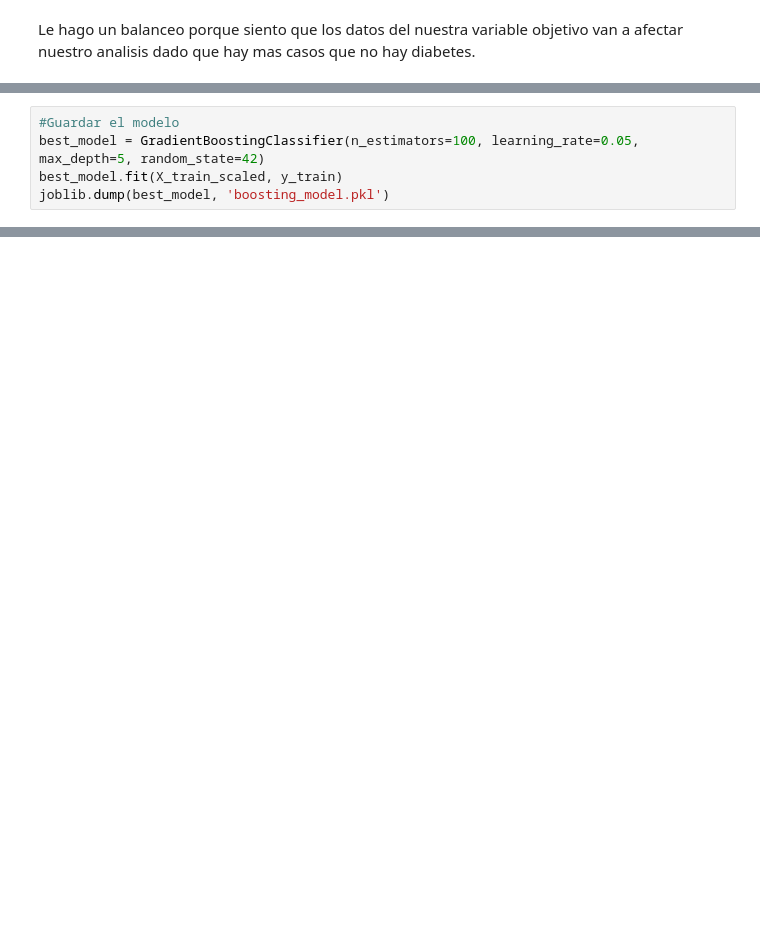
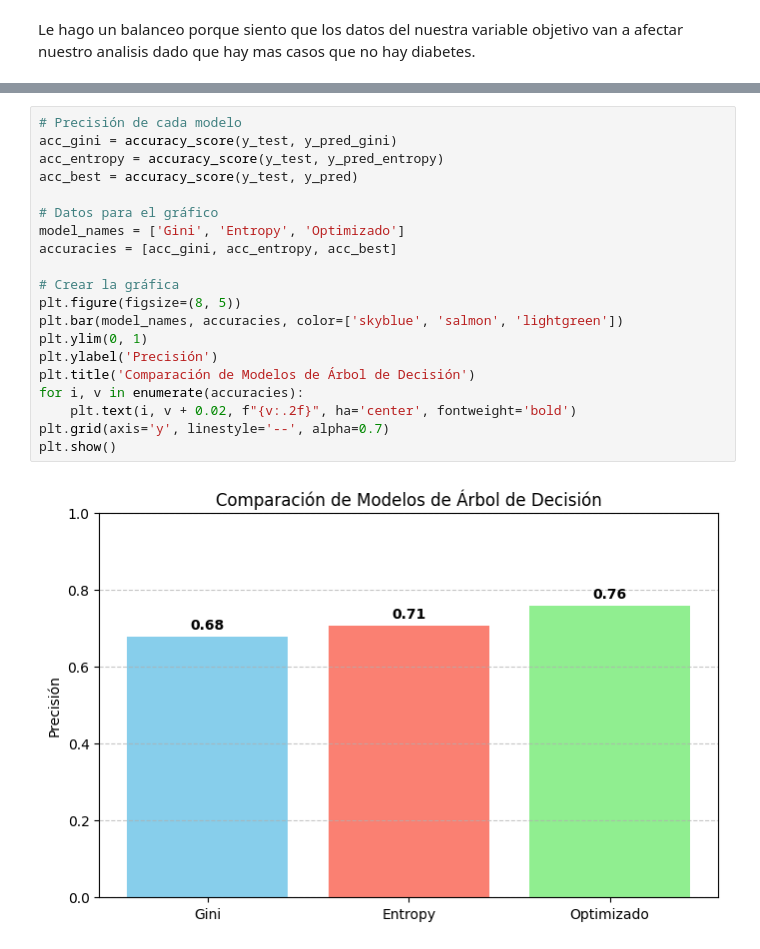
Before and after one commit to 4GeeksAcademy/Arbol2222, a Jupyter notebook: src/explore.ipynb, the cells around one changed output, grey strips where cells are left out. Saved outputs shown, nothing was run; the diff lists cells and outputs as text; blank space fills up the shorter version.

```diff
--- a/src/explore.ipynb
+++ b/src/explore.ipynb
@@ -397,5 +438,0 @@ La precision mejora a medida que se aumentan los arboles, y parece estar en 200
-# %%
-#Guardar el modelo
-best_model = GradientBoostingClassifier(n_estimators=100, learning_rate=0.05, max_depth=5, random_state=42)
-best_model.fit(X_train_scaled, y_train)
-joblib.dump(best_model, 'boosting_model.pkl')
@@ -539,0 +500,22 @@ El arbol GINI, tiene la precision mas baja, el Arbol ENTROPY no impacta la preci
+# %%
+# Precisión de cada modelo
+acc_gini = accuracy_score(y_test, y_pred_gini)
+acc_entropy = accuracy_score(y_test, y_pred_entropy)
+acc_best = accuracy_score(y_test, y_pred)
+
+# Datos para el gráfico
+model_names = ['Gini', 'Entropy', 'Optimizado']
+accuracies = [acc_gini, acc_entropy, acc_best]
+
+# Crear la gráfica
+plt.figure(figsize=(8, 5))
+plt.bar(model_names, accuracies, color=['skyblue', 'salmon', 'lightgreen'])
+plt.ylim(0, 1)
+plt.ylabel('Precisión')
+plt.title('Comparación de Modelos de Árbol de Decisión')
+for i, v in enumerate(accuracies):
+    plt.text(i, v + 0.02, f"{v:.2f}", ha='center', fontweight='bold')
+plt.grid(axis='y', linestyle='--', alpha=0.7)
+plt.show()
+# %% [output]
+[figure, added]
```
Also changed, not shown: parts of 38 cells of this notebook, 3 other files.
